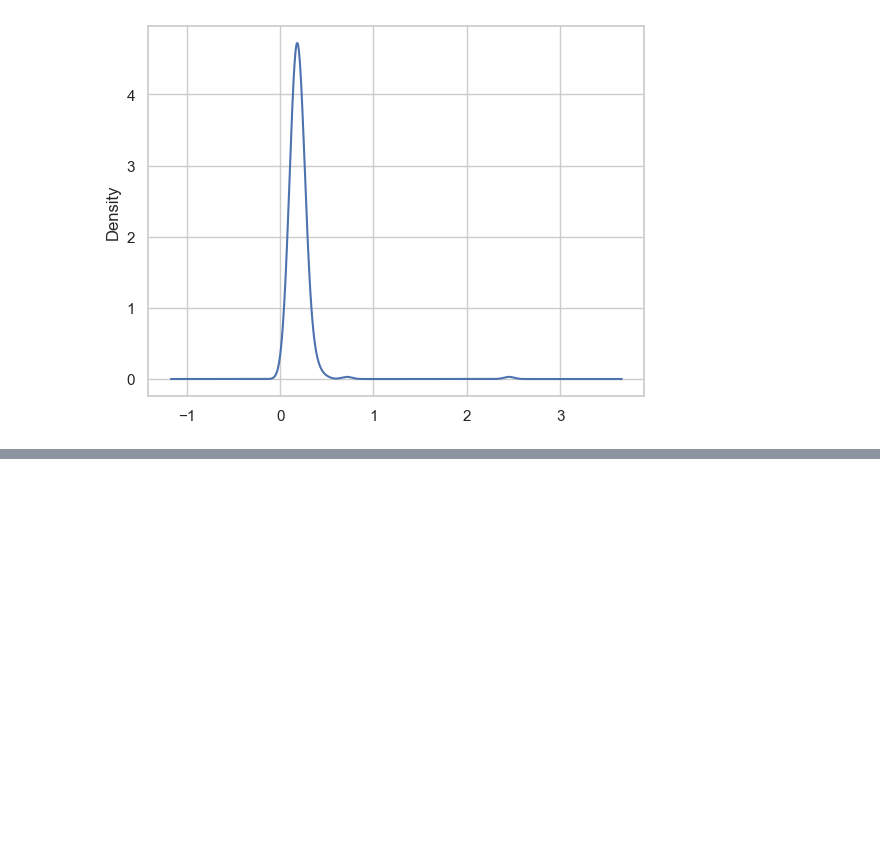
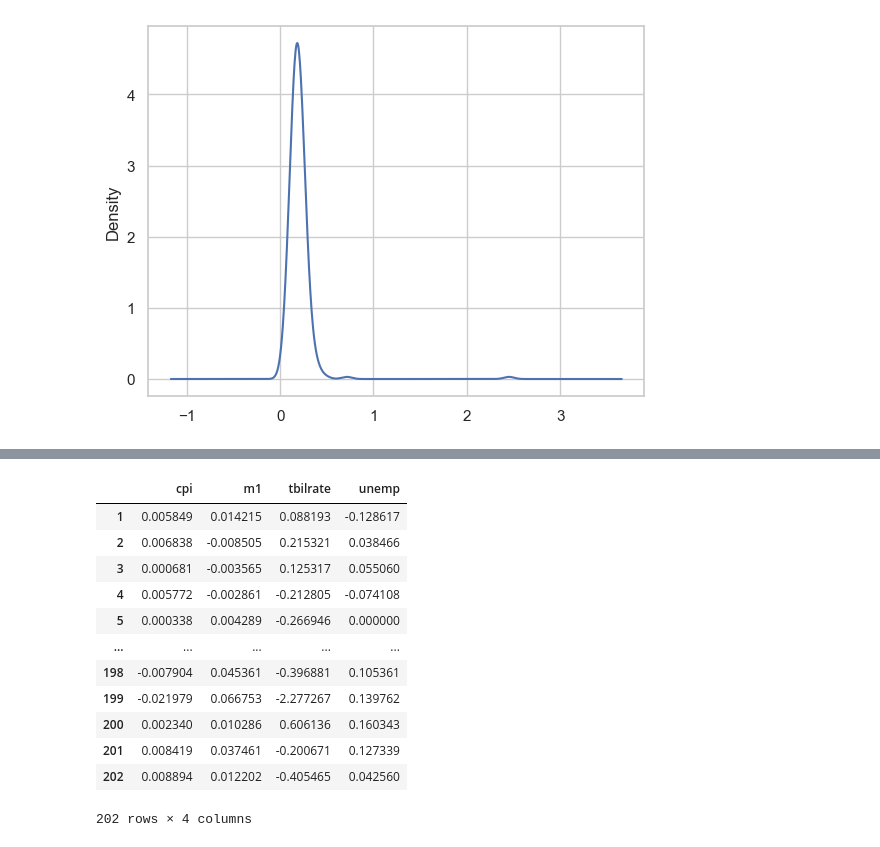
Before and after one commit to tker-78/visualization-training, a Jupyter notebook: notebook/matplotlib.ipynb, the cells around one changed output, grey strips where cells are left out. Cells and saved outputs as stored; diff of their text form; code cells hidden in the pictures; blank space fills up the shorter version.

```diff
--- a/notebook/matplotlib.ipynb
+++ b/notebook/matplotlib.ipynb
@@ -304,0 +332,16 @@ tips["tip_pct"].plot.density()
+# %%
+trans_data
+# %% [output]
+|  | cpi | m1 | tbilrate | unemp |
+| 1 | 0.005849 | 0.014215 | 0.088193 | -0.128617 |
+| 2 | 0.006838 | -0.008505 | 0.215321 | 0.038466 |
+| 3 | 0.000681 | -0.003565 | 0.125317 | 0.055060 |
+| 4 | 0.005772 | -0.002861 | -0.212805 | -0.074108 |
+| 5 | 0.000338 | 0.004289 | -0.266946 | 0.000000 |
+| ... | ... | ... | ... | ... |
+| 198 | -0.007904 | 0.045361 | -0.396881 | 0.105361 |
+| 199 | -0.021979 | 0.066753 | -2.277267 | 0.139762 |
+| 200 | 0.002340 | 0.010286 | 0.606136 | 0.160343 |
+| 201 | 0.008419 | 0.037461 | -0.200671 | 0.127339 |
+| 202 | 0.008894 | 0.012202 | -0.405465 | 0.042560 |
+202 rows × 4 columns
```
Also changed, not shown: parts of 8 cells of this notebook.
